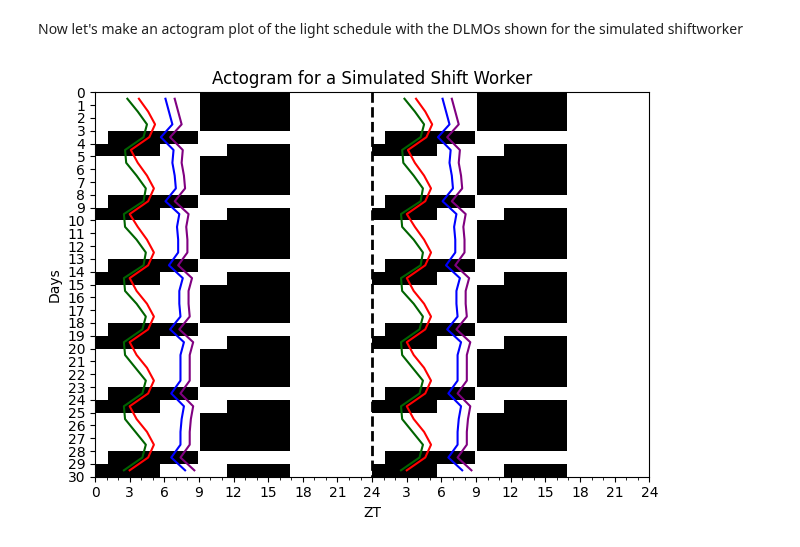
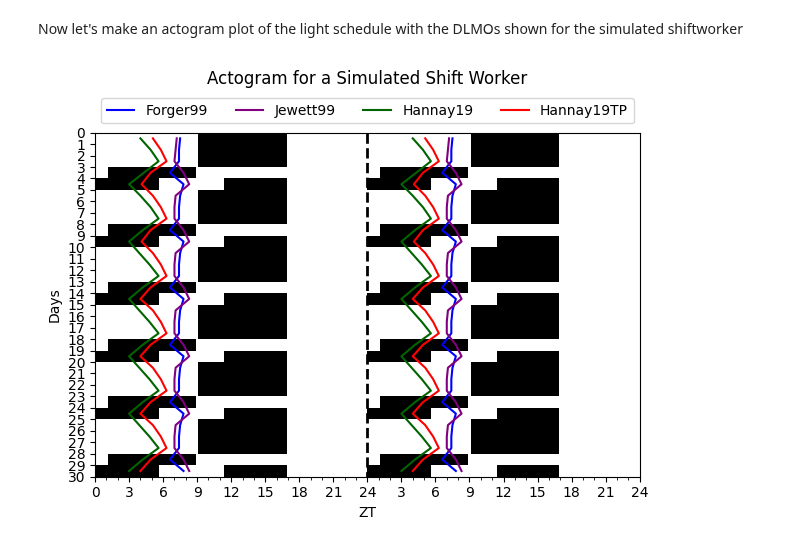
Before and after one commit to Arcascope/circadian, a Jupyter notebook: nbs/index.ipynb, the cells around one changed output. Saved outputs shown, nothing was run; the diff lists cells and outputs as text; code cells hidden in the pictures.

Commit message:
Integration of updates on models across the codebase

```diff
--- a/nbs/index.ipynb
+++ b/nbs/index.ipynb
@@ -57,23 +55,28 @@ trajectory_tpm = tpm_model(ts=ts, light_est=light_values, state = initial_condit
 # %% [markdown]
 Find the dlmos (Dim Light Melatonin Onset) a experimental measurement of circadian phase
 # %%
-
-dlmo_f = f_model.dlmos(trajectory)
-dlmo_kj = kj_model.dlmos(trajectory)
-dlmo_spm = spm_model.dlmos(trajectory_spm)
-dlmo_tpm = tpm_model.dlmos(trajectory_tpm)
+dlmo_f = f_model.dlmos()
+dlmo_kj = kj_model.dlmos()
+dlmo_spm = spm_model.dlmos()
+dlmo_tpm = tpm_model.dlmos()
 # %% [markdown]
 Now let's make an actogram plot of the light schedule with the DLMOs shown for the simulated shiftworker
 # %%
+acto = Actogram(time, light_vals=light_values, opacity=1.0, smooth=False)
+acto.plot_phasemarker(dlmo_f, color='blue')
+acto.plot_phasemarker(dlmo_spm, color='darkgreen')
+acto.plot_phasemarker(dlmo_tpm, color='red')
+acto.plot_phasemarker(dlmo_kj, color='purple')
+# legend
+blue_line = lines.Line2D([], [], color='blue', label='Forger99')
+green_line = lines.Line2D([], [], color='darkgreen', label='Hannay19')
+red_line = lines.Line2D([], [], color='red', label='Hannay19TP')
+purple_line = lines.Line2D([], [], color='purple', label='Jewett99')
 
-
-acto = Actogram(ts, light_vals=light_values, opacity=1.0, smooth=False)
-acto.plot_phasemarker(dlmo_f, color='blue', label= "DLMO Forger99")
-acto.plot_phasemarker(dlmo_spm, color='darkgreen', label = "DLMO SPM")
-acto.plot_phasemarker(dlmo_tpm, color='red', label = "DLMO TPM" )
-acto.plot_phasemarker(dlmo_kj, color='purple', label = "DLMO TPM" )
-plt.title("Actogram for a Simulated Shift Worker")
+plt.legend(handles=[blue_line, purple_line, green_line, red_line],
+           loc='upper center', bbox_to_anchor=(0.5, 1.12), ncol=4)
+plt.title("Actogram for a Simulated Shift Worker", pad=35)
 plt.tight_layout()
 plt.show()
 # %% [output]
-[figure, old version]
+[figure, new version]
```
Also changed, not shown: parts of 4 cells of this notebook, 19 other files.
